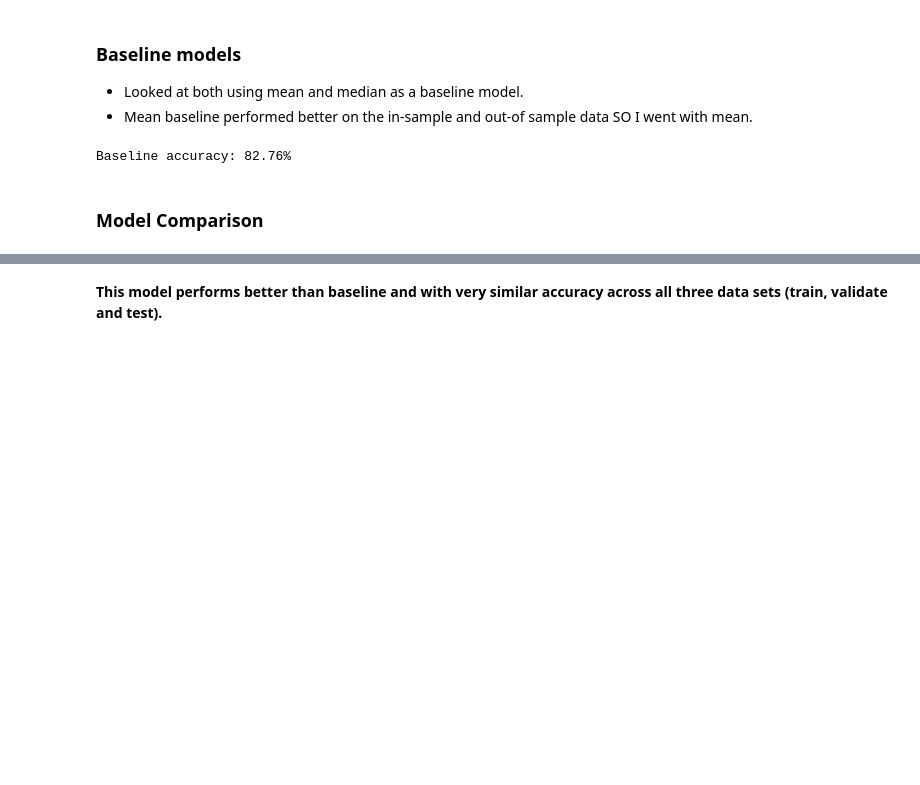
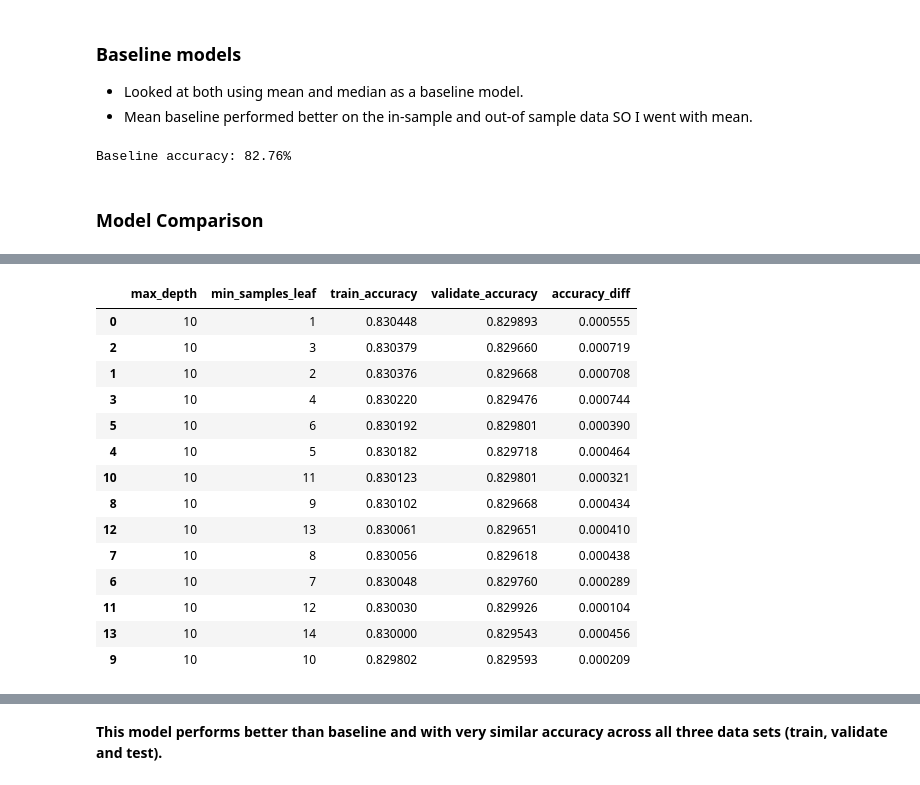
Before and after one commit to markydoug/click_throughs, a Jupyter notebook: project_template.ipynb, the cells around one changed output, grey strips where cells are left out. Saved outputs shown, nothing was run; the diff lists cells and outputs as text; code cells hidden in the pictures; blank space fills up the shorter version.

Commit message:
Modeling mayhem

```diff
--- a/project_template.ipynb
+++ b/project_template.ipynb
@@ -206,24 +205,15 @@ e.continuous_vars_ttest(train).T
 * Scale the numeric variables using the minmax scaler
 * Encode categorical variables
 # %%
-cols_to_encode = ['banner_pos', 'hour_of_day', 'day_of_week', 'C1']
+cols_to_encode = ['banner_pos', 'hour_of_day', 'day_of_week']
 # %%
 train, validate, test = m.pre_prep(train, validate, test, cols_to_encode, 'click')
 # %%
-drivers = ['hour_of_day_0',
- 'hour_of_day_1',
- 'hour_of_day_8',
- 'hour_of_day_9',
- 'hour_of_day_11',
- 'hour_of_day_14',
- 'hour_of_day_15',
- 'hour_of_day_16',
- 'hour_of_day_18',
- 'hour_of_day_19',
- 'hour_of_day_20',
- 'hour_of_day_21',
+drivers = ['hour_of_day_0','hour_of_day_1','hour_of_day_8','hour_of_day_9',
+           'hour_of_day_11','hour_of_day_14','hour_of_day_15','hour_of_day_16',
+           'hour_of_day_18','hour_of_day_19','hour_of_day_20','hour_of_day_21',
            'banner_pos_0', 'banner_pos_1', 'banner_pos_2', 'banner_pos_7',
-            'C14', 'C15', 'C16', 'C17', 'C18', 'C19', 'C20', 'C21']
+           'C14', 'C15', 'C16', 'C17', 'C18', 'C19', 'C20', 'C21']
 # %%
 X_train, y_train, X_validate, y_validate, X_test, y_test = m.prep_for_model(train, validate, test, 'click', drivers)
 # %% [markdown]
@@ -332,0 +282,47 @@ df["accuracy_diff"] = df.train_accuracy - df.validate_accuracy
+# %%
+########### RANDOM FORREST HYPERPARAMETER TESTING####################
+
+metric = []
+# compare in-sample to out-of-sample
+
+for l in range(1,15):
+    # Make the model
+    rf = RandomForestClassifier(max_depth=10, min_samples_leaf = l, random_state=27)
+
+    # Fit the model (on train and only train)
+    rf.fit(X_train, y_train)
+
+    # Use the model
+    # We'll evaluate the model's performance on train, first
+    in_sample_accuracy = rf.score(X_train, y_train)
+    out_of_sample_accuracy = rf.score(X_validate, y_validate)
+
+    output = {
+        "max_depth": 10,
+        "min_samples_leaf": l,
+        "train_accuracy": in_sample_accuracy,
+        "validate_accuracy": out_of_sample_accuracy
+    }
+
+    metric.append(output)
+
+df = pd.DataFrame(metric)
+df["accuracy_diff"] = df.train_accuracy - df.validate_accuracy
+
+df.sort_values(by=['accuracy_diff','train_accuracy'], ascending=[False, True])
+# %% [output]
+|  | max_depth | min_samples_leaf | train_accuracy | validate_accuracy | accuracy_diff |
+| 0 | 10 | 1 | 0.830448 | 0.829893 | 0.000555 |
+| 2 | 10 | 3 | 0.830379 | 0.829660 | 0.000719 |
+| 1 | 10 | 2 | 0.830376 | 0.829668 | 0.000708 |
+| 3 | 10 | 4 | 0.830220 | 0.829476 | 0.000744 |
+| 5 | 10 | 6 | 0.830192 | 0.829801 | 0.000390 |
+| 4 | 10 | 5 | 0.830182 | 0.829718 | 0.000464 |
+| 10 | 10 | 11 | 0.830123 | 0.829801 | 0.000321 |
+| 8 | 10 | 9 | 0.830102 | 0.829668 | 0.000434 |
+| 12 | 10 | 13 | 0.830061 | 0.829651 | 0.000410 |
+| 7 | 10 | 8 | 0.830056 | 0.829618 | 0.000438 |
+| 6 | 10 | 7 | 0.830048 | 0.829760 | 0.000289 |
+| 11 | 10 | 12 | 0.830030 | 0.829926 | 0.000104 |
+| 13 | 10 | 14 | 0.830000 | 0.829543 | 0.000456 |
+| 9 | 10 | 10 | 0.829802 | 0.829593 | 0.000209 |
```
Also changed, not shown: parts of 20 cells of this notebook.
